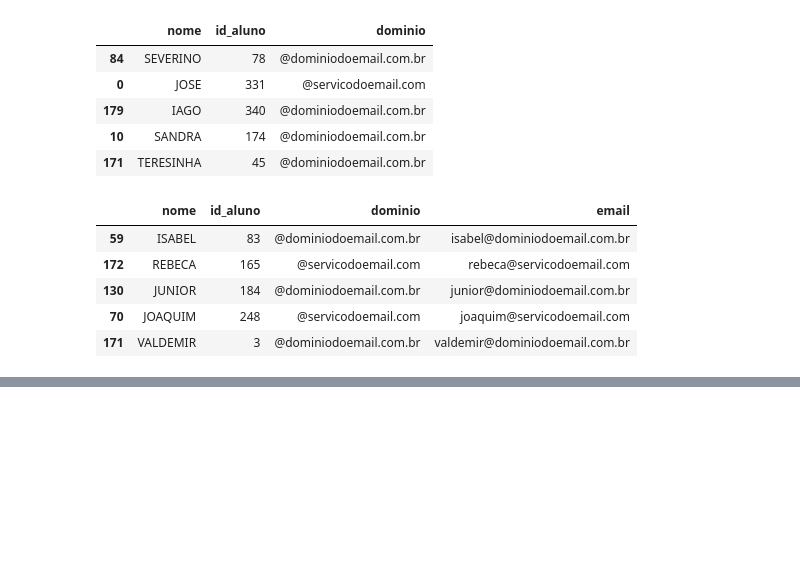
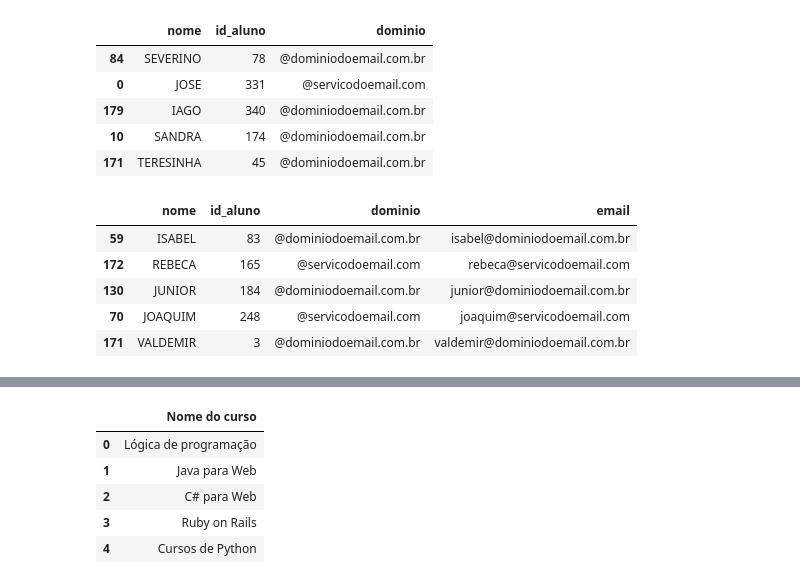
Before and after one commit to GabrielTB1/Pandas-IO, a Jupyter notebook: Pandas_IO.ipynb, the cells around one changed output, grey strips where cells are left out. Saved outputs shown, nothing was run; the diff lists cells and outputs as text; code cells hidden in the pictures; blank space fills up the shorter version.

```diff
--- a/Pandas_IO.ipynb
+++ b/Pandas_IO.ipynb
@@ -88,0 +108,17 @@ nomes.sample(5)
+# %%
+lista = ['Lógica de programação', 'Java para Web', 'C# para Web',
+         'Ruby on Rails', 'Cursos de Python', 'PHP com MySql', 'NET para web',
+         'Novas integrações com Java', 'TDD com Java', 'Código limpo com C#',
+         'Preparatório para certificação Java', 'Hardware básico',
+         'Persistência com .NET', 'Desenvolvendo jogos', 'Análise de dados',
+         'Estatística básica', 'Internet das coisas', 'Programação funcional',
+         'Boas práticas em Java', 'Orientação objetos com Java']
+cursos = pd.DataFrame(lista, columns = ['Nome do curso'])
+cursos.head(5)
+# %% [output]
+|  | Nome do curso |
+| 0 | Lógica de programação |
+| 1 | Java para Web |
+| 2 | C# para Web |
+| 3 | Ruby on Rails |
+| 4 | Cursos de Python |
```
Also changed, not shown: parts of 4 cells of this notebook.
